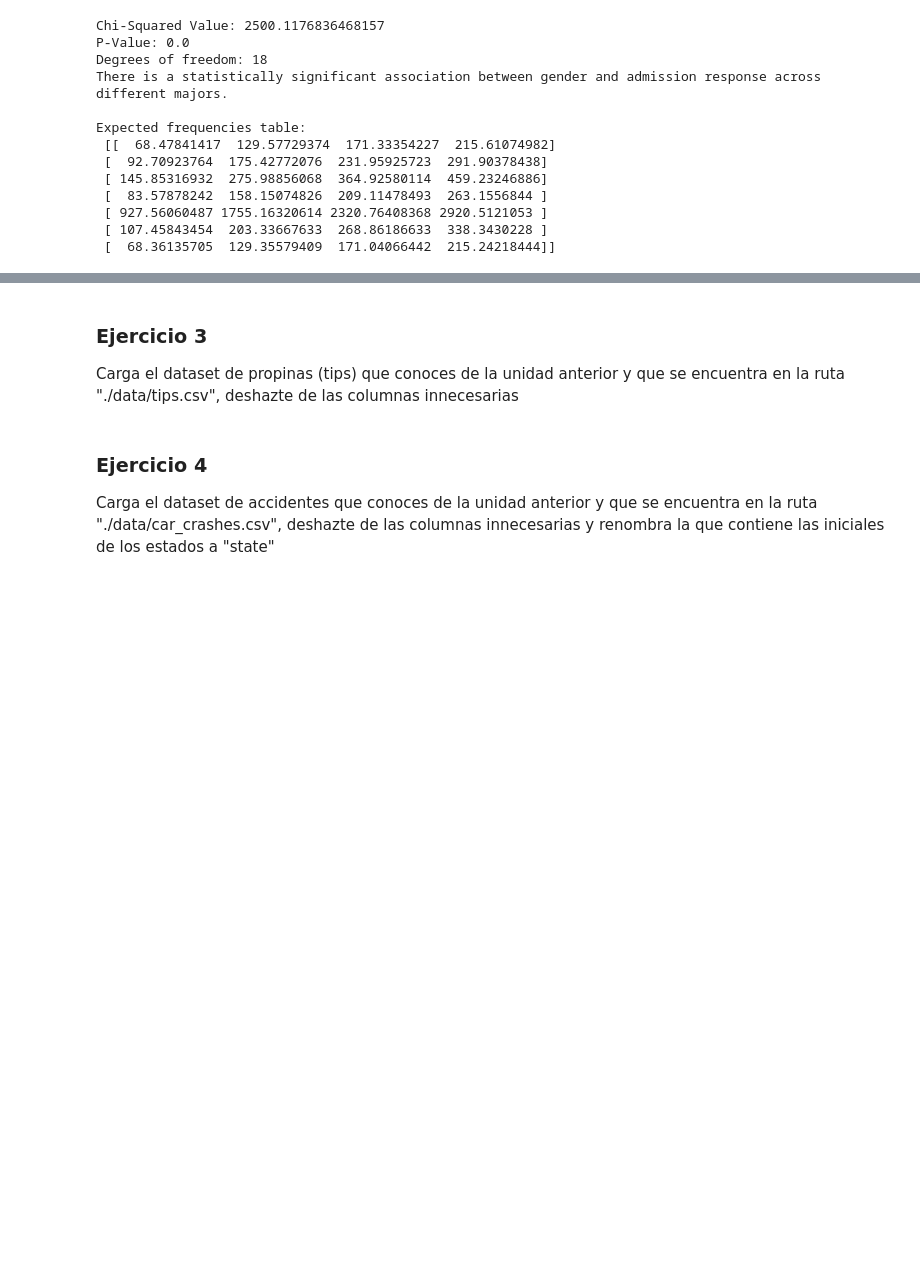
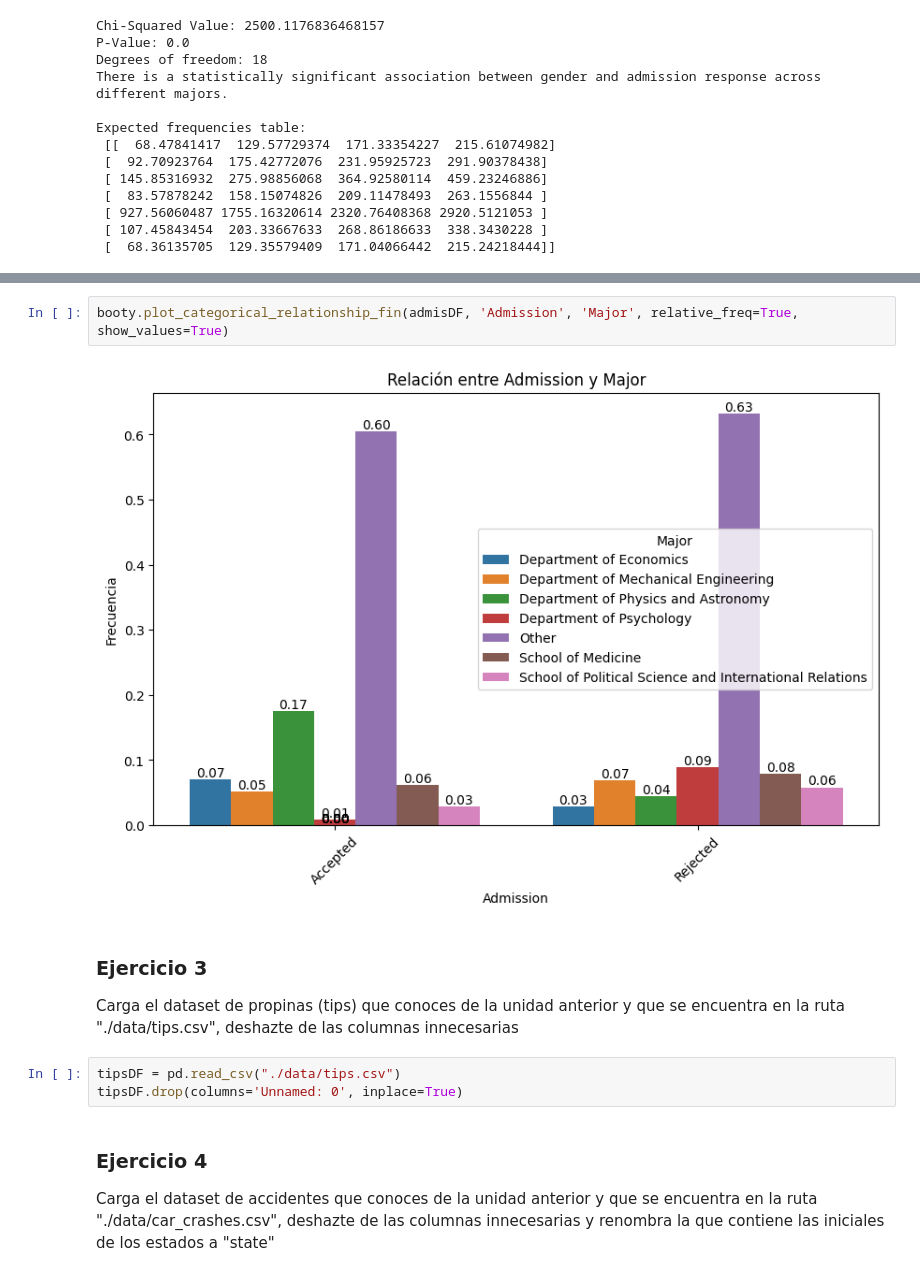
Before and after one commit to mailliwJ/ONLINE_DS_THEBRIDGE_exercises, a Jupyter notebook: 03_Analisis_de_Datos/Sprint_07/Unidad_02/Ejercicios_Workout/12_Ejercicios_Analisis_Multivariante_III.ipynb, the cells around one changed output, grey strips where cells are left out. Cells and saved outputs as stored; diff of their text form; blank space fills up the shorter version.

```diff
--- a/03_Analisis_de_Datos/Sprint_07/Unidad_02/Ejercicios_Workout/12_Ejercicios_Analisis_Multivariante_III.ipynb
+++ b/03_Analisis_de_Datos/Sprint_07/Unidad_02/Ejercicios_Workout/12_Ejercicios_Analisis_Multivariante_III.ipynb
@@ -94,7 +102,14 @@ Expected frequencies table:
+# %%
+booty.plot_categorical_relationship_fin(admisDF, 'Admission', 'Major', relative_freq=True, show_values=True)
+# %% [output]
+[figure, added]
 # %% [markdown]
 ### Ejercicio 3
 
 Carga el dataset de propinas (tips) que conoces de la unidad anterior y que se encuentra en la ruta "./data/tips.csv", deshazte de las columnas innecesarias
+# %%
+tipsDF = pd.read_csv("./data/tips.csv")
+tipsDF.drop(columns='Unnamed: 0', inplace=True)
 # %% [markdown]
 ### Ejercicio 4
 
```
Also changed, not shown: parts of 11 cells of this notebook, 1 other file.
